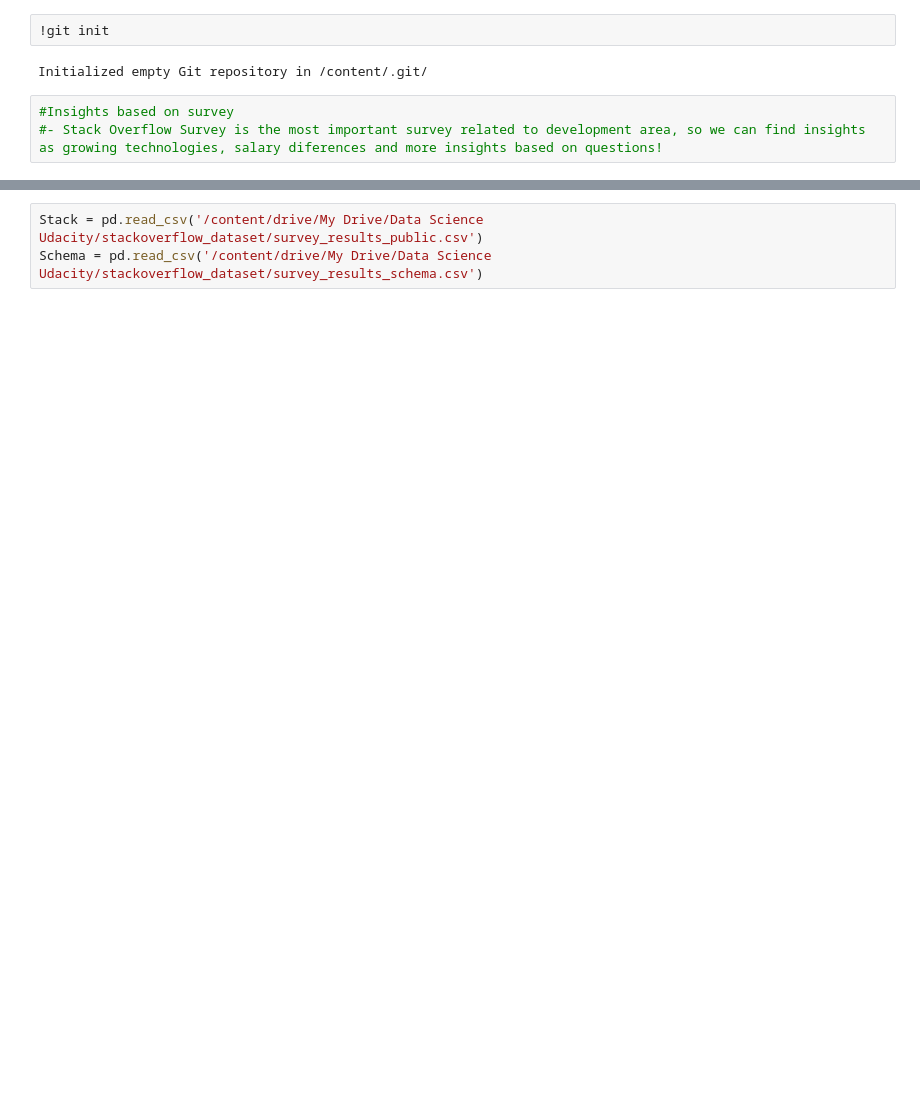
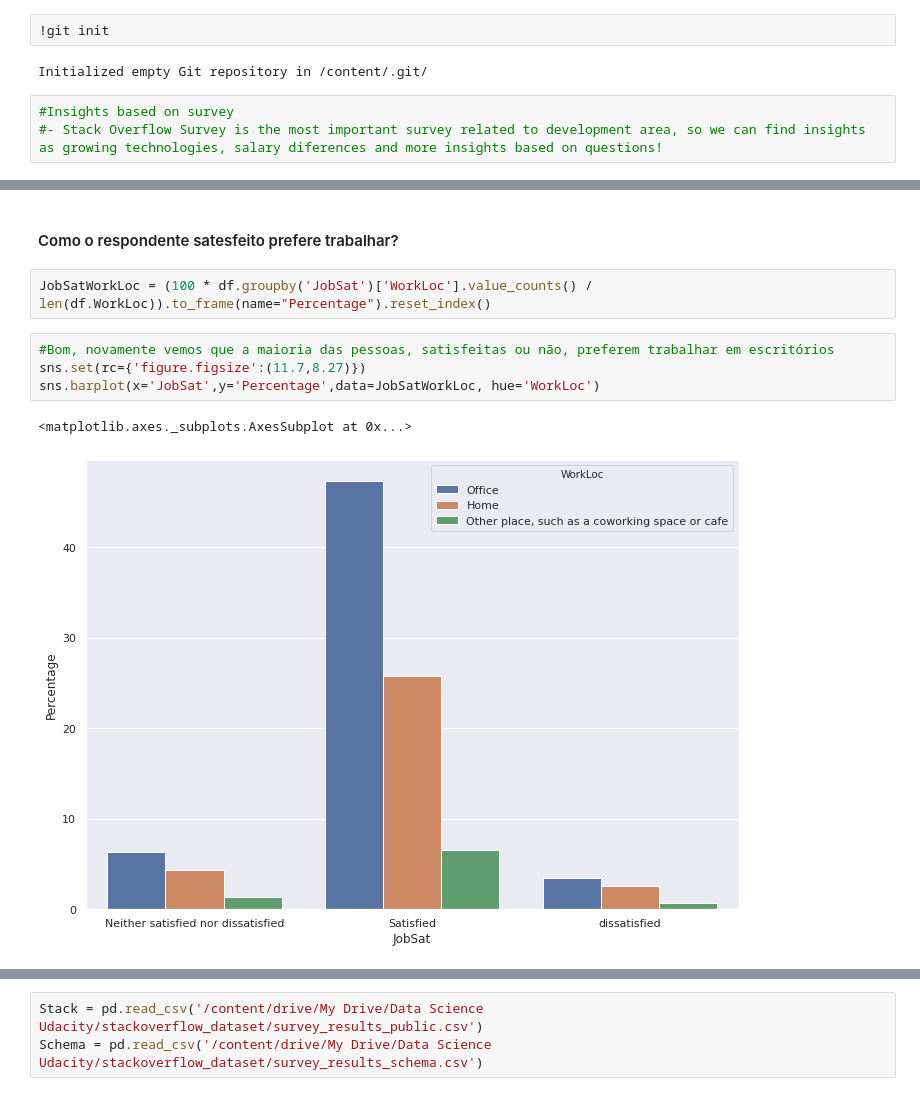
Before and after one commit to guimontico/DataSicenceProjects, a Jupyter notebook: UdacityProjects/StackOverflowSurvey.ipynb, the cells around one changed output, grey strips where cells are left out. Saved outputs shown, nothing was run; the diff lists cells and outputs as text; blank space fills up the shorter version.

```diff
--- a/UdacityProjects/StackOverflowSurvey.ipynb
+++ b/UdacityProjects/StackOverflowSurvey.ipynb
@@ -160,0 +231,11 @@ warnings.simplefilter("ignore", UserWarning)
+# %% [markdown]
+#### Como o respondente satesfeito prefere trabalhar?
+# %%
+JobSatWorkLoc = (100 * df.groupby('JobSat')['WorkLoc'].value_counts() / len(df.WorkLoc)).to_frame(name="Percentage").reset_index()
+# %%
+#Bom, novamente vemos que a maioria das pessoas, satisfeitas ou não, preferem trabalhar em escritórios
+sns.set(rc={'figure.figsize':(11.7,8.27)})
+sns.barplot(x='JobSat',y='Percentage',data=JobSatWorkLoc, hue='WorkLoc')
+# %% [output]
+<matplotlib.axes._subplots.AxesSubplot at 0x...>
+[figure, added]
```
Also changed, not shown: parts of 92 cells of this notebook.
